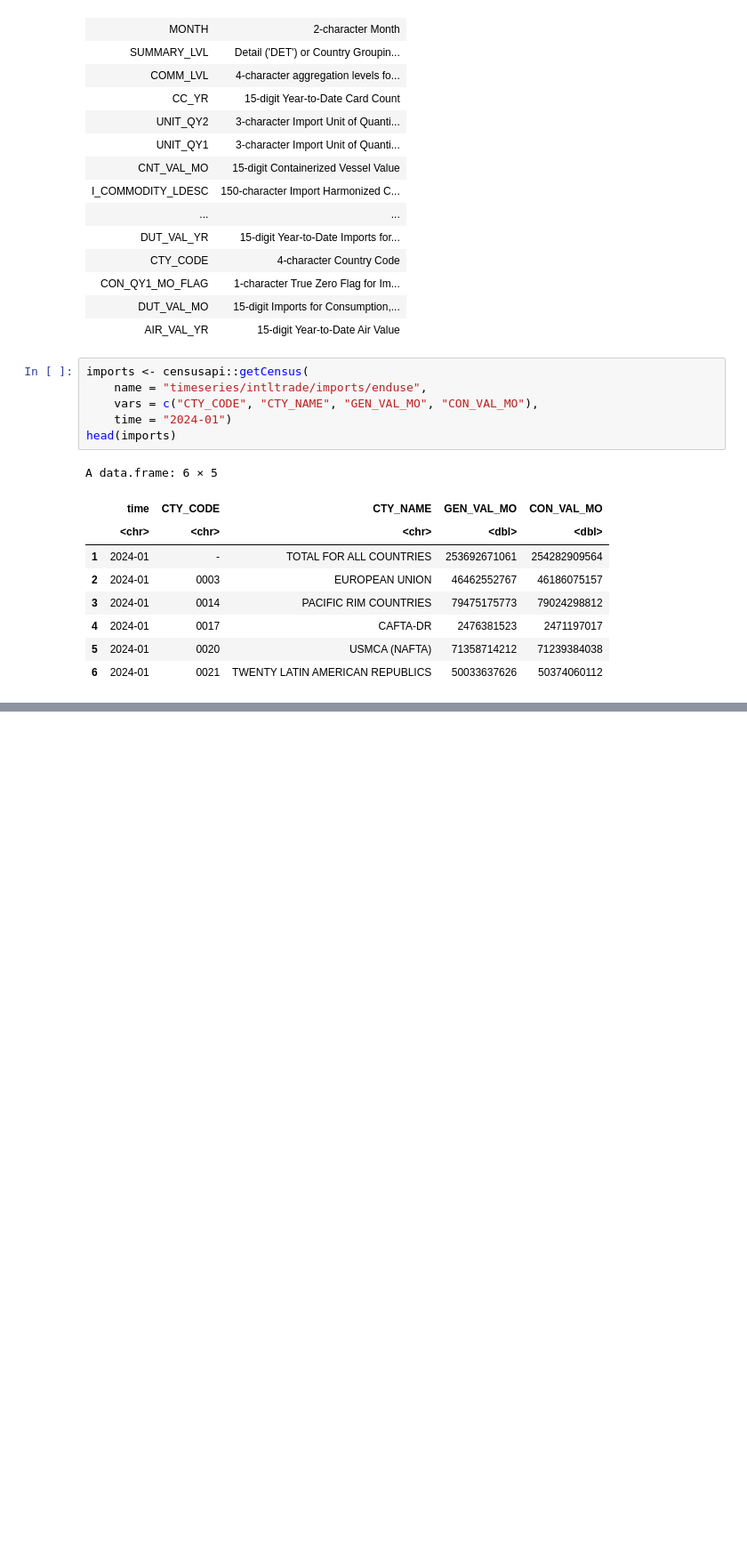
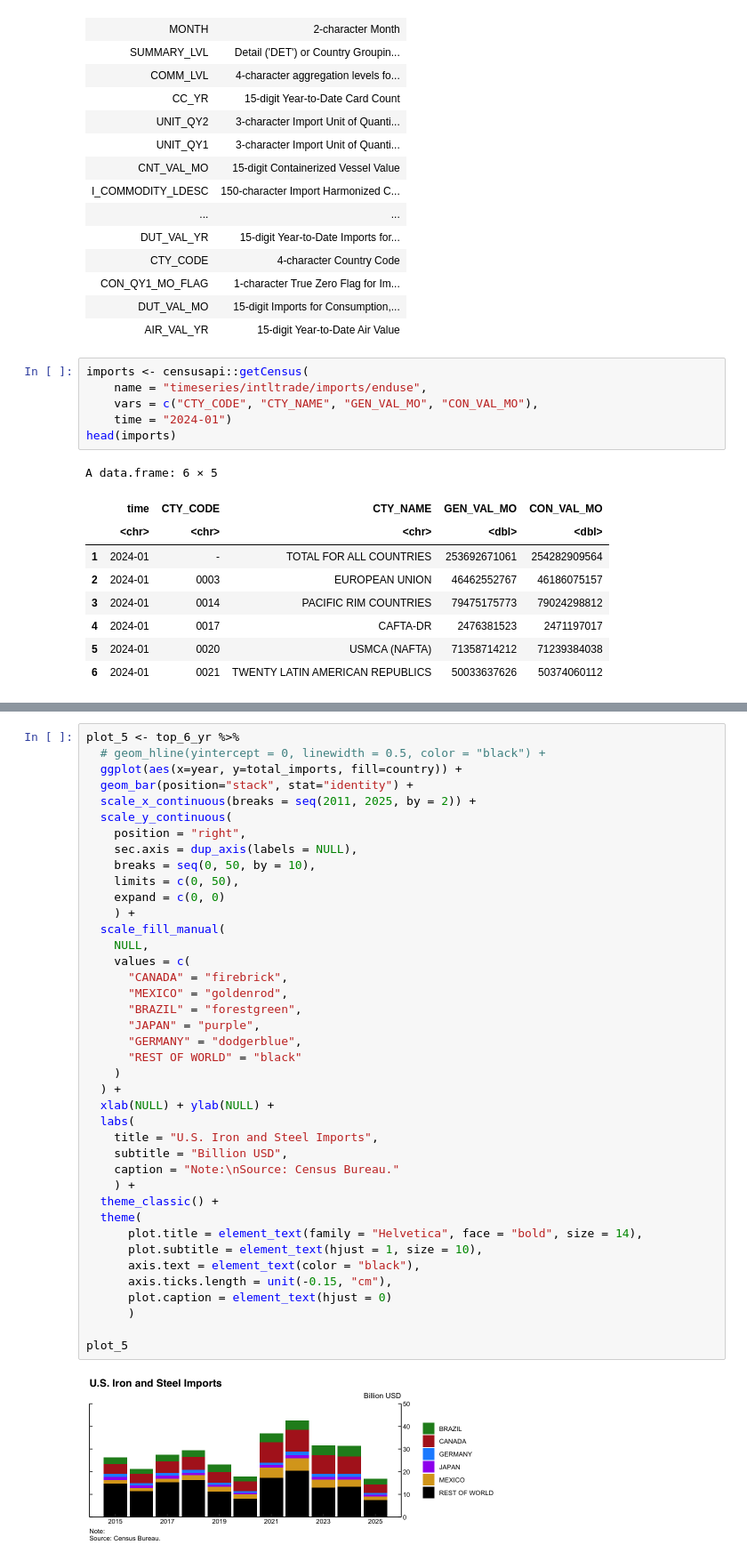
Before and after one commit to maha4028/R-charts, a Jupyter notebook: portfolio.ipynb, the cells around one changed output, grey strips where cells are left out. Shown at 89% size. Cells and saved outputs as stored; diff of their text form; blank space fills up the shorter version.

```diff
--- a/portfolio.ipynb
+++ b/portfolio.ipynb
@@ -423,0 +429,42 @@ labs(title="Iron and Steel Imports (Billion USD)", y=NULL)
+# %%
+plot_5 <- top_6_yr %>%
+  # geom_hline(yintercept = 0, linewidth = 0.5, color = "black") +
+  ggplot(aes(x=year, y=total_imports, fill=country)) +
+  geom_bar(position="stack", stat="identity") +
+  scale_x_continuous(breaks = seq(2011, 2025, by = 2)) +
+  scale_y_continuous(
+    position = "right",
+    sec.axis = dup_axis(labels = NULL),
+    breaks = seq(0, 50, by = 10),
+    limits = c(0, 50),
+    expand = c(0, 0)
+    ) +
+  scale_fill_manual(
+    NULL,
+    values = c(
+      "CANADA" = "firebrick",
+      "MEXICO" = "goldenrod",
+      "BRAZIL" = "forestgreen",
+      "JAPAN" = "purple",
+      "GERMANY" = "dodgerblue",
+      "REST OF WORLD" = "black"
+    )
+  ) +
+  xlab(NULL) + ylab(NULL) +
+  labs(
+    title = "U.S. Iron and Steel Imports",
+    subtitle = "Billion USD",
+    caption = "Note:\nSource: Census Bureau."
+    ) +
+  theme_classic() +
+  theme(
+      plot.title = element_text(family = "Helvetica", face = "bold", size = 14),
+      plot.subtitle = element_text(hjust = 1, size = 10),
+      axis.text = element_text(color = "black"),
+      axis.ticks.length = unit(-0.15, "cm"),
+      plot.caption = element_text(hjust = 0)
+      )
+
+plot_5
+# %% [output]
+[figure, added]
```
Also changed, not shown: parts of 8 cells of this notebook.
